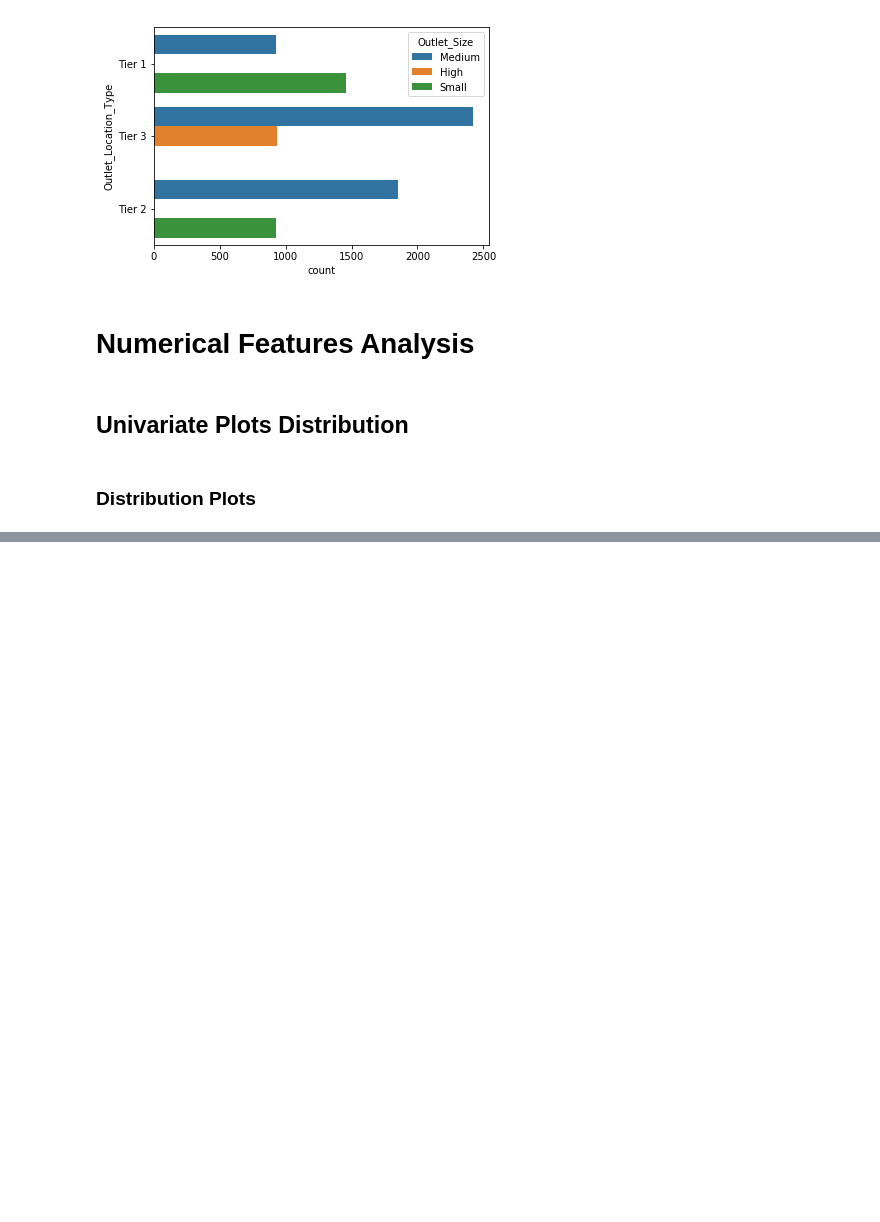
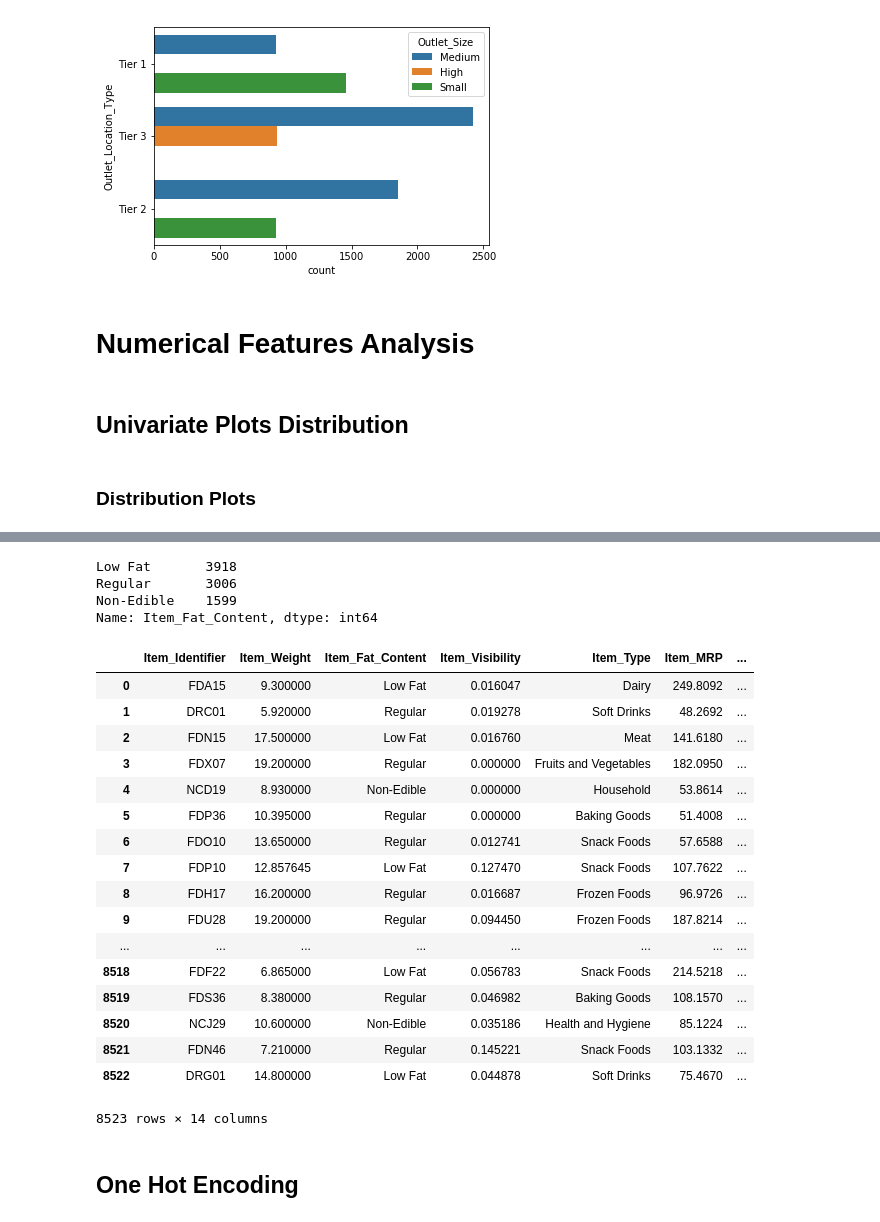
Before and after one commit to NicolasVILLETTE/bigmart_sales, a Jupyter notebook: bigmart_sales.ipynb, the cells around one changed output, grey strips where cells are left out. Cells and saved outputs as stored; diff of their text form; code cells hidden in the pictures; blank space fills up the shorter version.

```diff
--- a/bigmart_sales.ipynb
+++ b/bigmart_sales.ipynb
@@ -207,0 +273,8 @@ sns.countplot(y="Outlet_Location_Type", hue='Outlet_Size', data=train)
+# %%
+train['Item_Type_Combined'] = train['Item_Identifier'].apply(lambda x: x[0:2])
+
+
+train['Item_Type_Combined'] = train['Item_Type_Combined'].map({'FD':'Food',
+                                                             'NC':'Non-Consumable',
+                                                             'DR':'Drinks'})
+train['Item_Type_Combined'].value_counts()
@@ -207,0 +288,3 @@ sns.countplot(y="Outlet_Location_Type", hue='Outlet_Size', data=train)
+# %%
+train['Outlet_Years'] = 2013 - train['Outlet_Establishment_Year']
+train['Outlet_Years'].describe()
@@ -207,0 +303,9 @@ sns.countplot(y="Outlet_Location_Type", hue='Outlet_Size', data=train)
+# %%
+print('Original Categories:')
+print(train['Item_Fat_Content'].value_counts())
+
+print('\nModified Categories:')
+train['Item_Fat_Content'] = train['Item_Fat_Content'].replace({'LF':'Low Fat',
+                                                             'reg':'Regular',
+                                                             'low fat':'Low Fat'})
+print(train['Item_Fat_Content'].value_counts())
@@ -207,0 +325,31 @@ sns.countplot(y="Outlet_Location_Type", hue='Outlet_Size', data=train)
+# %%
+train.loc[train['Item_Type_Combined']=="Non-Consumable",'Item_Fat_Content'] = "Non-Edible"
+train['Item_Fat_Content'].value_counts()
+# %% [output]
+Low Fat       3918
+Regular       3006
+Non-Edible    1599
+Name: Item_Fat_Content, dtype: int64
+# %%
+train
+# %% [output]
+|  | Item_Identifier | Item_Weight | Item_Fat_Content | Item_Visibility | Item_Type | Item_MRP | ... |
+| 0 | FDA15 | 9.300000 | Low Fat | 0.016047 | Dairy | 249.8092 | ... |
+| 1 | DRC01 | 5.920000 | Regular | 0.019278 | Soft Drinks | 48.2692 | ... |
+| 2 | FDN15 | 17.500000 | Low Fat | 0.016760 | Meat | 141.6180 | ... |
+| 3 | FDX07 | 19.200000 | Regular | 0.000000 | Fruits and Vegetables | 182.0950 | ... |
+| 4 | NCD19 | 8.930000 | Non-Edible | 0.000000 | Household | 53.8614 | ... |
+| 5 | FDP36 | 10.395000 | Regular | 0.000000 | Baking Goods | 51.4008 | ... |
+| 6 | FDO10 | 13.650000 | Regular | 0.012741 | Snack Foods | 57.6588 | ... |
+| 7 | FDP10 | 12.857645 | Low Fat | 0.127470 | Snack Foods | 107.7622 | ... |
+| 8 | FDH17 | 16.200000 | Regular | 0.016687 | Frozen Foods | 96.9726 | ... |
+| 9 | FDU28 | 19.200000 | Regular | 0.094450 | Frozen Foods | 187.8214 | ... |
+| ... | ... | ... | ... | ... | ... | ... | ... |
+| 8518 | FDF22 | 6.865000 | Low Fat | 0.056783 | Snack Foods | 214.5218 | ... |
+| 8519 | FDS36 | 8.380000 | Regular | 0.046982 | Baking Goods | 108.1570 | ... |
+| 8520 | NCJ29 | 10.600000 | Non-Edible | 0.035186 | Health and Hygiene | 85.1224 | ... |
+| 8521 | FDN46 | 7.210000 | Regular | 0.145221 | Snack Foods | 103.1332 | ... |
+| 8522 | DRG01 | 14.800000 | Low Fat | 0.044878 | Soft Drinks | 75.4670 | ... |
+8523 rows × 14 columns
+# %% [markdown]
+## One Hot Encoding
```
Also changed, not shown: parts of 17 cells of this notebook.
